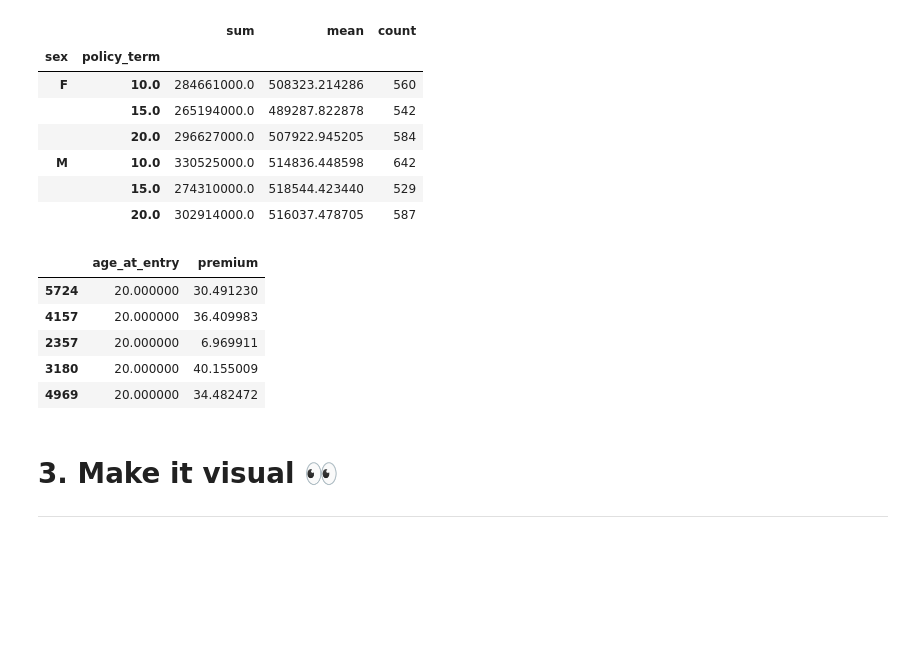
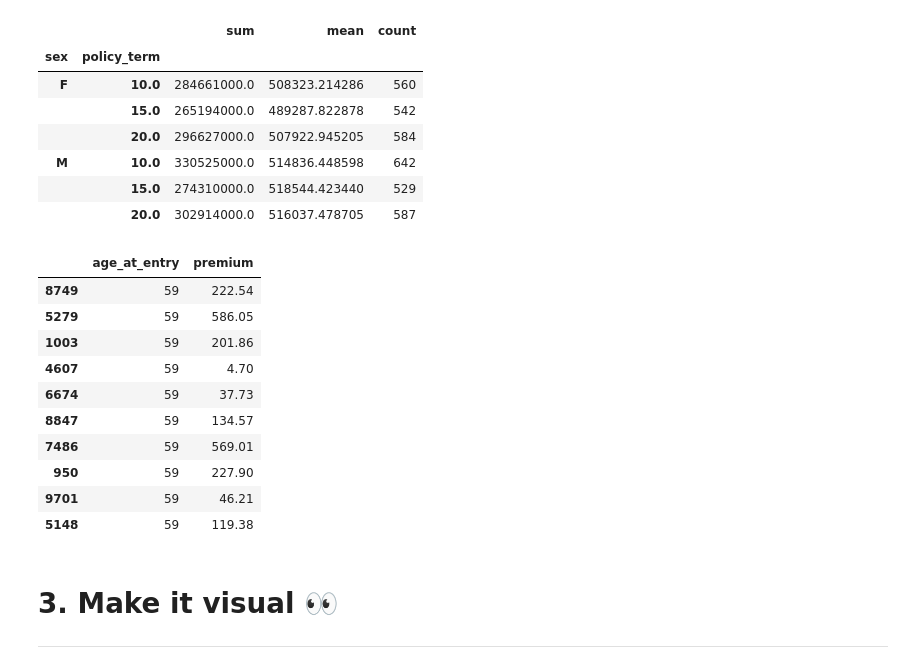
Before and after one commit to actuarialsociety/ds-toolkit, a Jupyter notebook: Actuarial_Data_Science_Toolkit_Intro.ipynb, the cells around one changed output. Saved outputs shown, nothing was run; the diff lists cells and outputs as text; code cells hidden in the pictures; blank space fills up the shorter version.

```diff
--- a/Actuarial_Data_Science_Toolkit_Intro.ipynb
+++ b/Actuarial_Data_Science_Toolkit_Intro.ipynb
@@ -309,17 +309,25 @@ dtype: object
 # %%
 # We may also wish to perform conditional formatting on our dataframe
 
 (df.
- sort_values('age_at_entry').head(5)[['age_at_entry', 'premium']]\
-.style\
-.background_gradient("Blues"))
+ sort_values('age_at_entry')[['age_at_entry', 'premium']]
+.tail(10)
+.style
+.format({'age_at_entry': '{:,.0f}', 'premium': '{:,.2f}'})
+.background_gradient("Blues")
+)
 # %% [output]
 |  | age_at_entry | premium |
-| 5724 | 20.000000 | 30.491230 |
-| 4157 | 20.000000 | 36.409983 |
-| 2357 | 20.000000 | 6.969911 |
-| 3180 | 20.000000 | 40.155009 |
-| 4969 | 20.000000 | 34.482472 |
+| 8749 | 59 | 222.54 |
+| 5279 | 59 | 586.05 |
+| 1003 | 59 | 201.86 |
+| 4607 | 59 | 4.70 |
+| 6674 | 59 | 37.73 |
+| 8847 | 59 | 134.57 |
+| 7486 | 59 | 569.01 |
+| 950 | 59 | 227.90 |
+| 9701 | 59 | 46.21 |
+| 5148 | 59 | 119.38 |
 # %% [markdown]
 # **3. Make it visual 👀**
 ---
```
Also changed, not shown: parts of 1 cell of this notebook.
